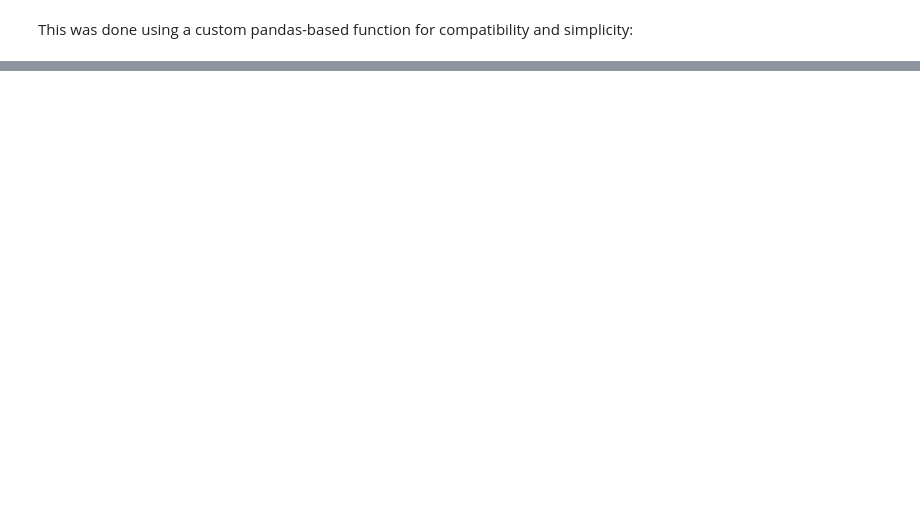
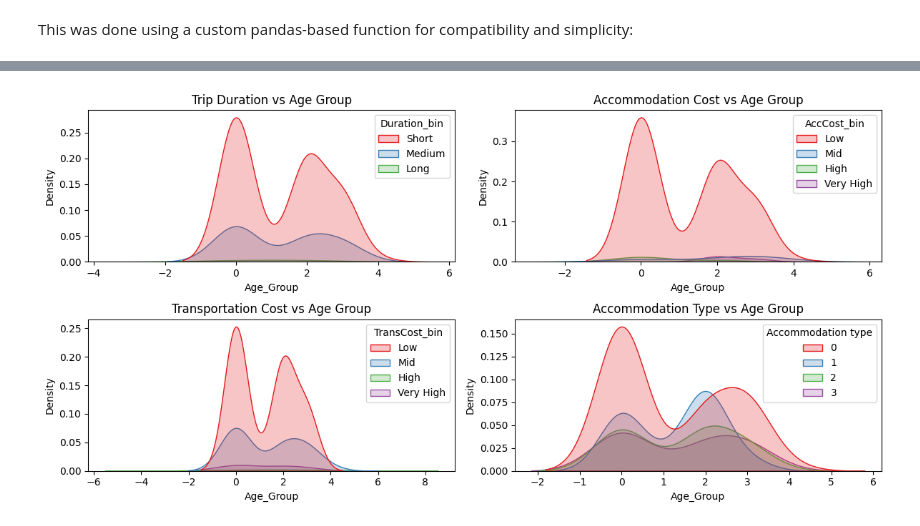
Before and after one commit to banerjixplores/travel_trends, a Jupyter notebook: jupyter_notebooks/Hackathon_Travel_Dataset.ipynb, the cells around one changed output, grey strips where cells are left out. Drawn from its saved outputs; the diff is of its cells as text; code cells hidden in the pictures; blank space fills up the shorter version.

```diff
--- a/jupyter_notebooks/Hackathon_Travel_Dataset.ipynb
+++ b/jupyter_notebooks/Hackathon_Travel_Dataset.ipynb
@@ -1007,5 +1015,5 @@ This manual approach is just as effective for EDA and feature engineering purpos
 # %%
-for col in rare_values.columns.to_list():
-    if col in ["Dest_Country", "Accommodation type", "Transportation type"]:
-        print(f"{rare_values[col].value_counts(normalize=True)}\n\n")
+for col in ["Dest_Country", "Accommodation type", "Transportation type"]:
+    if col in travel_da.columns:
+        print(f"{col} distribution:\n{travel_da[col].value_counts(normalize=True)}\n")
 # %% [output]
@@ -1012,0 +1097,3 @@ NameError: name 'rare_values' is not defined
+# %%
+# Create a copy for rare label encoded version
+rare_ordinal_values = travel_da.copy()
@@ -1012,0 +1268,63 @@ NameError: name 'rare_values' is not defined
+# %%
+# Create binned versions for continuous variables
+rare_ordinal_values["Duration_bin"] = pd.cut(
+    rare_ordinal_values["Duration (days)"], bins=3, labels=["Short", "Medium", "Long"]
+)
+rare_ordinal_values["AccCost_bin"] = pd.cut(
+    rare_ordinal_values["Accommodation cost"],
+    bins=4,
+    labels=["Low", "Mid", "High", "Very High"],
+)
+rare_ordinal_values["TransCost_bin"] = pd.cut(
+    rare_ordinal_values["Transportation cost"],
+    bins=4,
+    labels=["Low", "Mid", "High", "Very High"],
+)
+
+# Now plot with binned hue values
+fig, axes = plt.subplots(nrows=2, ncols=2, figsize=(12, 6))
+
+sns.kdeplot(
+    data=rare_ordinal_values,
+    x="Age_Group",
+    hue="Duration_bin",
+    ax=axes[0, 0],
+    fill=True,
+    palette="Set1",
+)
+axes[0, 0].set_title("Trip Duration vs Age Group")
+
+sns.kdeplot(
+    data=rare_ordinal_values,
+    x="Age_Group",
+    hue="AccCost_bin",
+    ax=axes[0, 1],
+    fill=True,
+    palette="Set1",
+)
+axes[0, 1].set_title("Accommodation Cost vs Age Group")
+
+sns.kdeplot(
+    data=rare_ordinal_values,
+    x="Age_Group",
+    hue="TransCost_bin",
+    ax=axes[1, 0],
+    fill=True,
+    palette="Set1",
+)
+axes[1, 0].set_title("Transportation Cost vs Age Group")
+
+sns.kdeplot(
+    data=rare_ordinal_values,
+    x="Age_Group",
+    hue="Accommodation type",
+    ax=axes[1, 1],
+    fill=True,
+    palette="Set1",
+)
+axes[1, 1].set_title("Accommodation Type vs Age Group")
+
+plt.tight_layout()
+plt.show()
+# %% [output]
+[figure, added]
```
Also changed, not shown: parts of 45 cells of this notebook.
